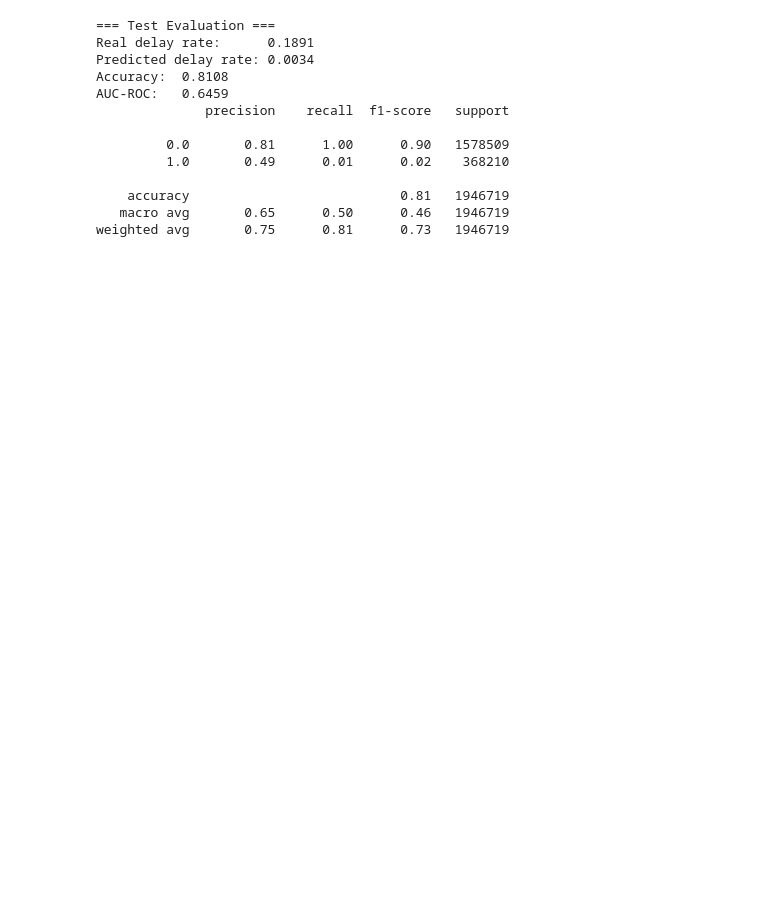
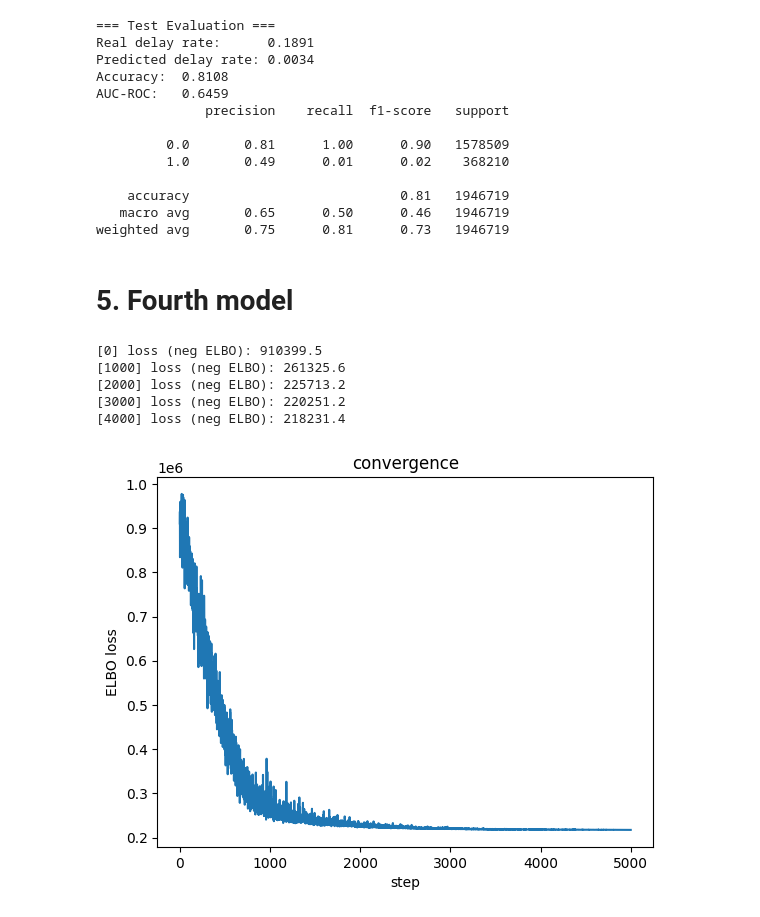
Before and after one commit to mariatmvendas/mbml_project, a Jupyter notebook: model.ipynb, the cells around one changed output. Cells and saved outputs as stored; diff of their text form; code cells hidden in the pictures; blank space fills up the shorter version.

Commit message:
new models

```diff
--- a/model.ipynb
+++ b/model.ipynb
@@ -776,7 +876,7 @@ Access samples from the posterior
 # %%
 from pyro.infer import Predictive
 
-predictive = Predictive(model, guide=guide, num_samples=1000)
+predictive = Predictive(model2, guide=guide2, num_samples=1000)
 #samples = predictive(X_stress_train[:100], X_weather_train[:100], y_train[:100])
 samples = predictive(X_stress_train2, X_weather_train, X_dept_train, None)
 
@@ -948,22 +1058,22 @@ pyro.clear_param_store()
 # AutoDiagonalNormal for mean field aprox
 # torch.manual_seed(42)
 # pyro.set_rng_seed(42)
-guide = AutoDiagonalNormal(model3)
+guide3 = AutoDiagonalNormal(model3)
 
 # setup
 adam_params = {"lr": 0.001}
 optimizer = ClippedAdam(adam_params)
 elbo = Trace_ELBO(num_particles=1)
-svi = SVI(model3, guide, optimizer, loss=elbo)
+svi = SVI(model3, guide3, optimizer, loss=elbo)
 
 n_steps = 5000
 
 # training loop
-losses = []
+losses3 = []
 for step in range(n_steps):
     # loss is -ELBO
     loss = svi.step(carrier_idx_train, X_conc_train, X_weather_train, X_dept_train, y_train)
-    losses.append(loss)
+    losses3.append(loss)
     if step % 1000 == 0:
         print(f"[{step}] loss (neg ELBO): {loss:.1f}")
 # %% [output]
@@ -983,7 +1093,7 @@ plt.show()
 # %% [markdown]
 see posteriors
 # %%
-predictive3 = Predictive(model3, guide=guide, num_samples=1000)
+predictive3 = Predictive(model3, guide=guide3, num_samples=1000)
 samples3 = predictive3(carrier_idx_train, X_conc_train, X_weather_train, X_dept_train, None)
 
 # global parameters
@@ -1129,3 +1241,5 @@ AUC-ROC:   0.6459
     accuracy                           0.81   1946719
    macro avg       0.65      0.50      0.46   1946719
 weighted avg       0.75      0.81      0.73   1946719
+# %% [markdown]
+# 5. Fourth model
@@ -1131,0 +1283,40 @@ weighted avg       0.75      0.81      0.73   1946719
+# %%
+# clear any previous run
+pyro.clear_param_store()
+
+# vi approximation of posterior
+# AutoDiagonalNormal for mean field aprox
+# torch.manual_seed(42)
+# pyro.set_rng_seed(42)
+guide4 = AutoDiagonalNormal(model4)
+
+# setup
+adam_params = {"lr": 0.001}
+optimizer = ClippedAdam(adam_params)
+elbo = Trace_ELBO(num_particles=1)
+svi = SVI(model4, guide4, optimizer, loss=elbo)
+
+n_steps = 5000
+
+# training loop
+losses4 = []
+for step in range(n_steps):
+    # loss is -ELBO
+    loss = svi.step(carrier_idx_train, dep_block_idx_train, X_conc_train, X_weather_train, y_train)
+    losses4.append(loss)
+    if step % 1000 == 0:
+        print(f"[{step}] loss (neg ELBO): {loss:.1f}")
+# %% [output]
+[0] loss (neg ELBO): 910399.5
+[1000] loss (neg ELBO): 261325.6
+[2000] loss (neg ELBO): 225713.2
+[3000] loss (neg ELBO): 220251.2
+[4000] loss (neg ELBO): 218231.4
+# %%
+plt.plot(losses4)
+plt.xlabel("step")
+plt.ylabel("ELBO loss")
+plt.title("convergence")
+plt.show()
+# %% [output]
+[figure, added]
```
Also changed, not shown: parts of 53 cells of this notebook.
